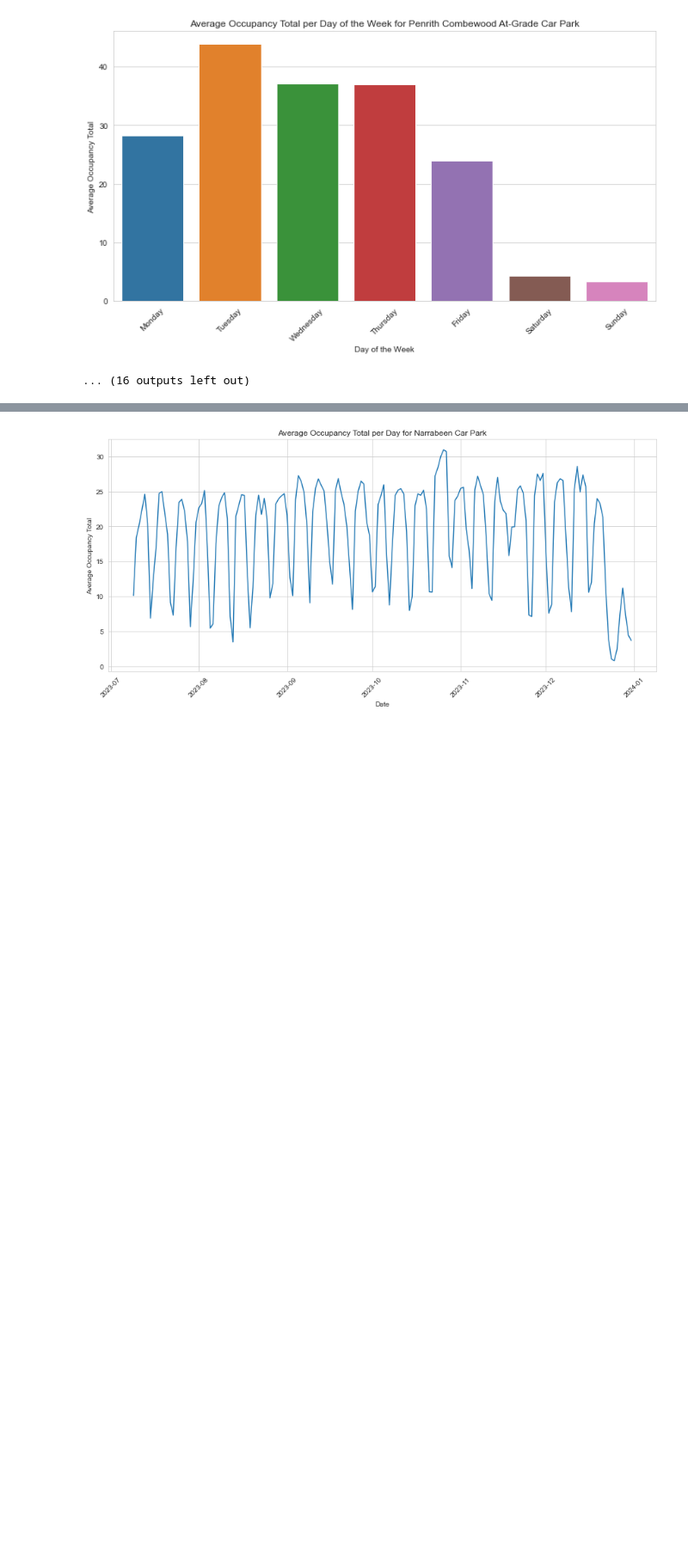
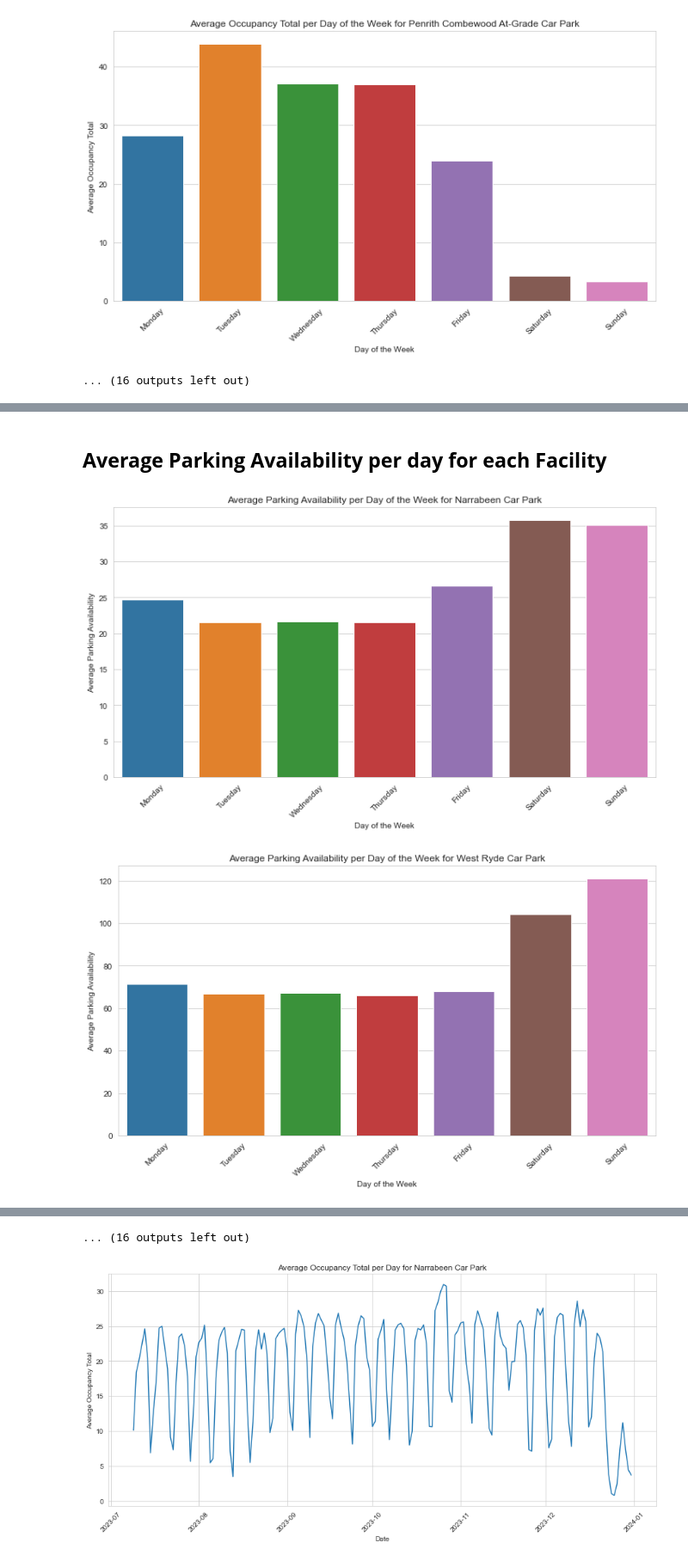
Before and after one commit to M13Mwongo/parking-spot-predictor, a Jupyter notebook: ogutu.ipynb, the cells around one changed output, grey strips where cells are left out. Shown at 86% size. Cells and saved outputs as stored; diff of their text form; code cells hidden in the pictures; blank space fills up the shorter version.

```diff
--- a/ogutu.ipynb
+++ b/ogutu.ipynb
@@ -390,0 +494,32 @@ for facility_name in final_df['facility_name'].unique():
+# %% [markdown]
+## __Average Parking Availability per day for each Facility__
+# %%
+import matplotlib.pyplot as plt
+import seaborn as sns
+
+# Convert the 'date' column to datetime format
+final_df['date'] = pd.to_datetime(final_df['date'])
+
+# Group by facility name and day of the week, and calculate the mean occupancy total
+average_occupancy_per_facility_and_day_of_week = final_df.groupby([final_df['facility_name'], final_df['date'].dt.day_name()])['parking_availability'].mean().reset_index()
+
+# Define the order of the days of the week
+days_of_week_order = ['Monday', 'Tuesday', 'Wednesday', 'Thursday', 'Friday', 'Saturday', 'Sunday']
+
+# Iterate through each facility name
+for facility_name in final_df['facility_name'].unique():
+    # Filter data for the current facility
+    facility_data = average_occupancy_per_facility_and_day_of_week[average_occupancy_per_facility_and_day_of_week['facility_name'] == facility_name]
+
+    # Plot the bar graph
+    plt.figure(figsize=(10, 6))
+    sns.barplot(x='date', y='parking_availability', data=facility_data, order=days_of_week_order)
+    plt.xlabel('Day of the Week')
+    plt.ylabel('Average Parking Availability')
+    plt.title(f'Average Parking Availability per Day of the Week for {facility_name}')
+    plt.xticks(rotation=45)
+    plt.tight_layout()
+    plt.show()
+# %% [output]
+[figure, added]
+[figure, added]
@@ -391,3 +536,4 @@ for facility_name in final_df['facility_name'].unique():
+... (16 outputs left out)
 # %%
 # Filter the data for the Narrabeen facility
 narrabeen_data = final_df[final_df['facility_name'] == 'Narrabeen Car Park']
```
Also changed, not shown: parts of 10 cells of this notebook, 5 other files.
